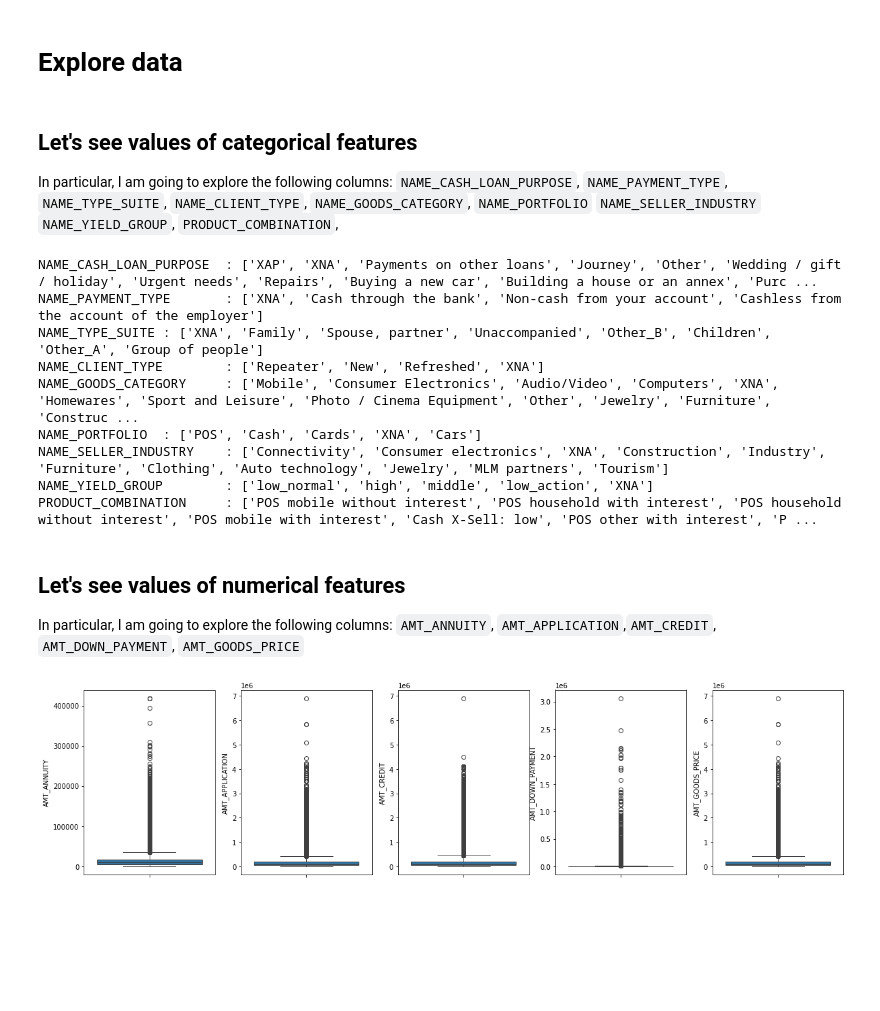
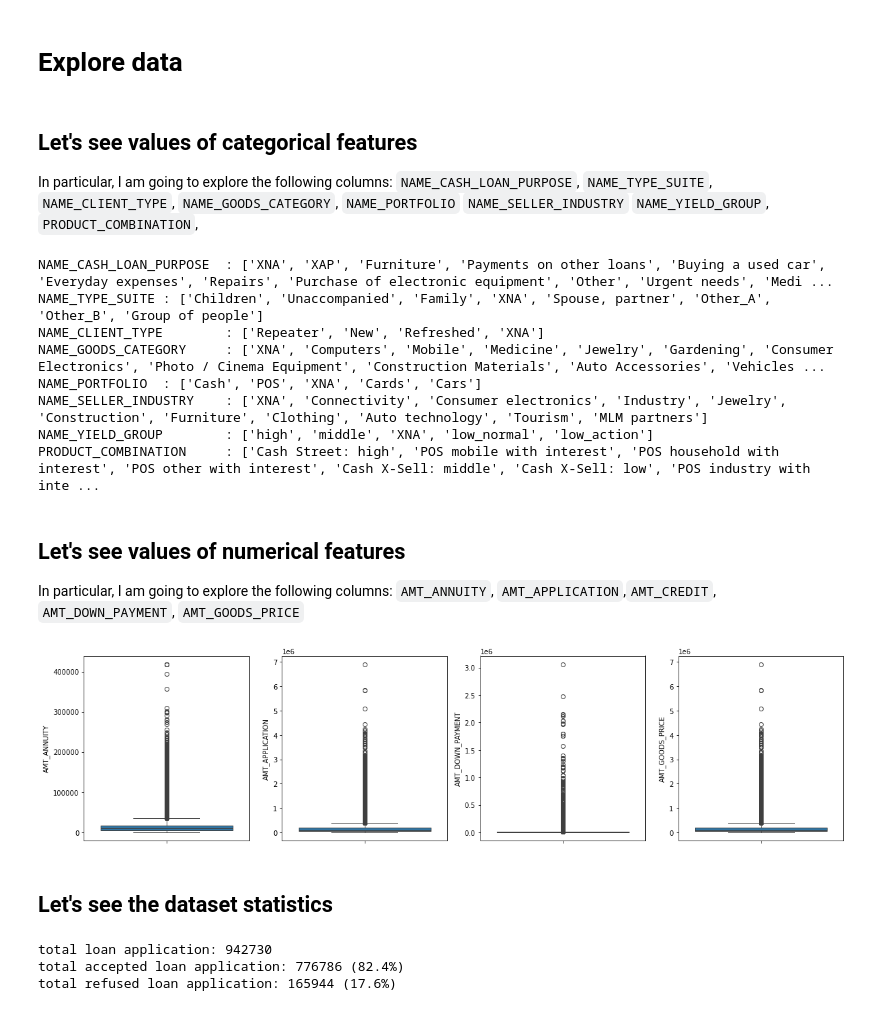
Before and after one commit to oathaha/data-science-portfolio, a Jupyter notebook: Credit-Risk-Analysis/script/visualize-data-loan-grant-prediction.ipynb, the cells around one changed output. Drawn from its saved outputs; the diff is of its cells as text; code cells hidden in the pictures; blank space fills up the shorter version.

Commit message:
finish data visualization

```diff
--- a/Credit-Risk-Analysis/script/visualize-data-loan-grant-prediction.ipynb
+++ b/Credit-Risk-Analysis/script/visualize-data-loan-grant-prediction.ipynb
@@ -20,11 +20,10 @@ dataset['CONTRACT_STATUS'] = dataset['CONTRACT_STATUS'].apply(lambda x: label_ma
 # %% [markdown]
 ## Let's see values of categorical features
 
-In particular, I am going to explore the following columns: ``NAME_CASH_LOAN_PURPOSE``, ``NAME_PAYMENT_TYPE``, `NAME_TYPE_SUITE`, `NAME_CLIENT_TYPE`, `NAME_GOODS_CATEGORY`, `NAME_PORTFOLIO` `NAME_SELLER_INDUSTRY` `NAME_YIELD_GROUP`, `PRODUCT_COMBINATION`,
+In particular, I am going to explore the following columns: ``NAME_CASH_LOAN_PURPOSE``, `NAME_TYPE_SUITE`, `NAME_CLIENT_TYPE`, `NAME_GOODS_CATEGORY`, `NAME_PORTFOLIO` `NAME_SELLER_INDUSTRY` `NAME_YIELD_GROUP`, `PRODUCT_COMBINATION`,
 # %%
 cat_cols = [
     'NAME_CASH_LOAN_PURPOSE',
-    'NAME_PAYMENT_TYPE',
     'NAME_TYPE_SUITE',
     'NAME_CLIENT_TYPE',
     'NAME_GOODS_CATEGORY',
@@ -37,15 +36,14 @@ cat_cols = [
 for c in cat_cols:
     print('{}\t:'.format(c), list(dataset[c].unique()))
 # %% [output]
-NAME_CASH_LOAN_PURPOSE  : ['XAP', 'XNA', 'Payments on other loans', 'Journey', 'Other', 'Wedding / gift / holiday', 'Urgent needs', 'Repairs', 'Buying a new car', 'Building a house or an annex', 'Purc ...
-NAME_PAYMENT_TYPE       : ['XNA', 'Cash through the bank', 'Non-cash from your account', 'Cashless from the account of the employer']
-NAME_TYPE_SUITE : ['XNA', 'Family', 'Spouse, partner', 'Unaccompanied', 'Other_B', 'Children', 'Other_A', 'Group of people']
+NAME_CASH_LOAN_PURPOSE  : ['XNA', 'XAP', 'Furniture', 'Payments on other loans', 'Buying a used car', 'Everyday expenses', 'Repairs', 'Purchase of electronic equipment', 'Other', 'Urgent needs', 'Medi ...
+NAME_TYPE_SUITE : ['Children', 'Unaccompanied', 'Family', 'XNA', 'Spouse, partner', 'Other_A', 'Other_B', 'Group of people']
 NAME_CLIENT_TYPE        : ['Repeater', 'New', 'Refreshed', 'XNA']
-NAME_GOODS_CATEGORY     : ['Mobile', 'Consumer Electronics', 'Audio/Video', 'Computers', 'XNA', 'Homewares', 'Sport and Leisure', 'Photo / Cinema Equipment', 'Other', 'Jewelry', 'Furniture', 'Construc ...
-NAME_PORTFOLIO  : ['POS', 'Cash', 'Cards', 'XNA', 'Cars']
-NAME_SELLER_INDUSTRY    : ['Connectivity', 'Consumer electronics', 'XNA', 'Construction', 'Industry', 'Furniture', 'Clothing', 'Auto technology', 'Jewelry', 'MLM partners', 'Tourism']
-NAME_YIELD_GROUP        : ['low_normal', 'high', 'middle', 'low_action', 'XNA']
-PRODUCT_COMBINATION     : ['POS mobile without interest', 'POS household with interest', 'POS household without interest', 'POS mobile with interest', 'Cash X-Sell: low', 'POS other with interest', 'P ...
+NAME_GOODS_CATEGORY     : ['XNA', 'Computers', 'Mobile', 'Medicine', 'Jewelry', 'Gardening', 'Consumer Electronics', 'Photo / Cinema Equipment', 'Construction Materials', 'Auto Accessories', 'Vehicles ...
+NAME_PORTFOLIO  : ['Cash', 'POS', 'XNA', 'Cards', 'Cars']
+NAME_SELLER_INDUSTRY    : ['XNA', 'Connectivity', 'Consumer electronics', 'Industry', 'Jewelry', 'Construction', 'Furniture', 'Clothing', 'Auto technology', 'Tourism', 'MLM partners']
+NAME_YIELD_GROUP        : ['high', 'middle', 'XNA', 'low_normal', 'low_action']
+PRODUCT_COMBINATION     : ['Cash Street: high', 'POS mobile with interest', 'POS household with interest', 'POS other with interest', 'Cash X-Sell: middle', 'Cash X-Sell: low', 'POS industry with inte ...
 # %% [markdown]
 ## Let's see values of numerical features
 
@@ -53,15 +51,31 @@ In particular, I am going to explore the following columns: `AMT_ANNUITY`, `AMT_
 # %%
 num_cols = [
     'AMT_ANNUITY',
     'AMT_APPLICATION',
-    'AMT_CREDIT',
     'AMT_DOWN_PAYMENT',
     'AMT_GOODS_PRICE',
 ]
 
-fig, axes = plt.subplots(1, 5, figsize=(20,5))
+fig, axes = plt.subplots(1, 4, figsize=(20,5))
 
 for i, c in enumerate(num_cols):
     sns.boxplot(ax = axes[i], data=dataset, y=c)
 # %% [output]
-[figure, old version]
+[figure, new version]
+# %% [markdown]
+## Let's see the dataset statistics
+# %%
+def cal_percent(a,b):
+    return round(a*100/b,2)
+
+total_data = len(dataset)
+total_accepted = len(dataset[dataset['CONTRACT_STATUS']=='Accept'])
+total_refused = total_data - total_accepted
+
+print('total loan application:', total_data)
+print('total accepted loan application: {} ({}%)'.format(total_accepted, cal_percent(total_accepted, total_data)))
+print('total refused loan application: {} ({}%)'.format(total_refused, cal_percent(total_refused, total_data)))
+# %% [output]
+total loan application: 942730
+total accepted loan application: 776786 (82.4%)
+total refused loan application: 165944 (17.6%)
```
Also changed, not shown: parts of 29 cells of this notebook, 2 other files.
